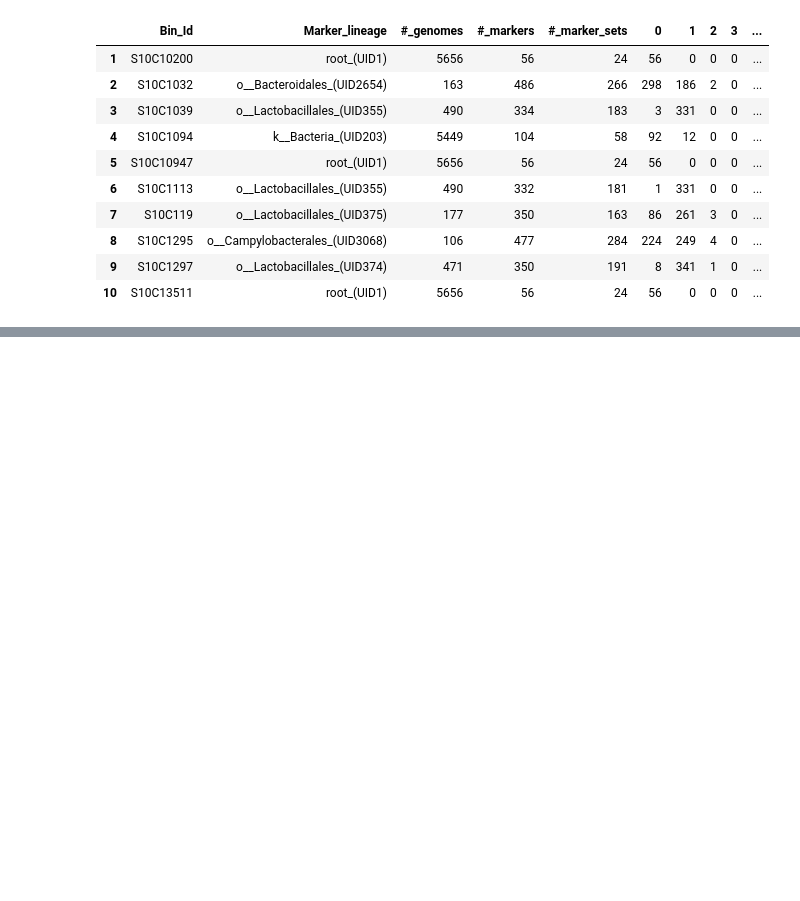
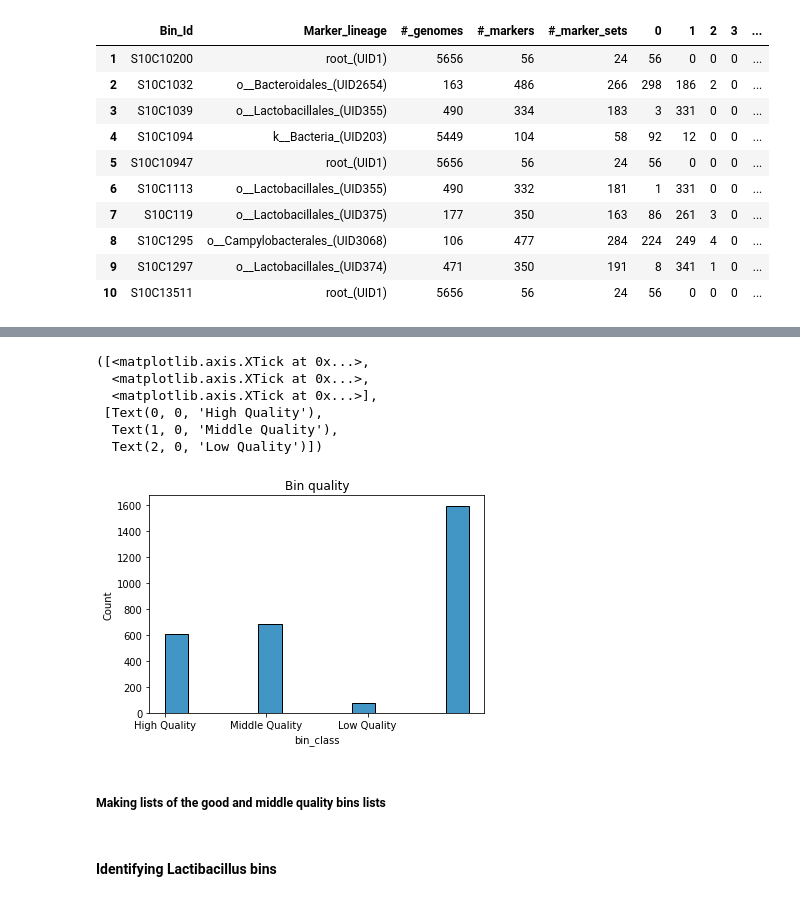
Before and after one commit to m3j/thesis_code, a Jupyter notebook: CheckM_plot.ipynb, the cells around one changed output, grey strips where cells are left out. Cells and saved outputs as stored; diff of their text form; code cells hidden in the pictures; blank space fills up the shorter version.

```diff
--- a/CheckM_plot.ipynb
+++ b/CheckM_plot.ipynb
@@ -144,6 +154,7 @@ def conditions(s):
         return 3
 # %%
 df_cont_below_100['bin_class'] = df_cont_below_100.apply(conditions, axis=1)
+df['bin_class'] = df_cont_below_100.apply(conditions, axis=1)
 # %%
 df_cont_below_100.head(10)
 # %% [output]
@@ -175,0 +187,17 @@ plt.show()
+# %%
+sns.histplot(df.bin_class, multiple='stack')
+
+plt.title('Bin quality')
+# plt.xticks(np.arange(4), ['High Quality', 'Middle high Quality','Middle low Quality', 'Low Quality'])
+plt.xticks(np.arange(3), ['High Quality', 'Middle Quality', 'Low Quality'])
+plt.xticks(np.arange(0, 3, 1))
+# %% [output]
+([<matplotlib.axis.XTick at 0x...>,
+  <matplotlib.axis.XTick at 0x...>,
+  <matplotlib.axis.XTick at 0x...>],
+ [Text(0, 0, 'High Quality'),
+  Text(1, 0, 'Middle Quality'),
+  Text(2, 0, 'Low Quality')])
+[figure, added]
+# %% [markdown]
+##### Making lists of the good and middle quality bins lists
@@ -175,0 +212,2 @@ plt.show()
+# %% [markdown]
+#### Identifying Lactibacillus bins
```
Also changed, not shown: parts of 14 cells of this notebook, 3 other files.
